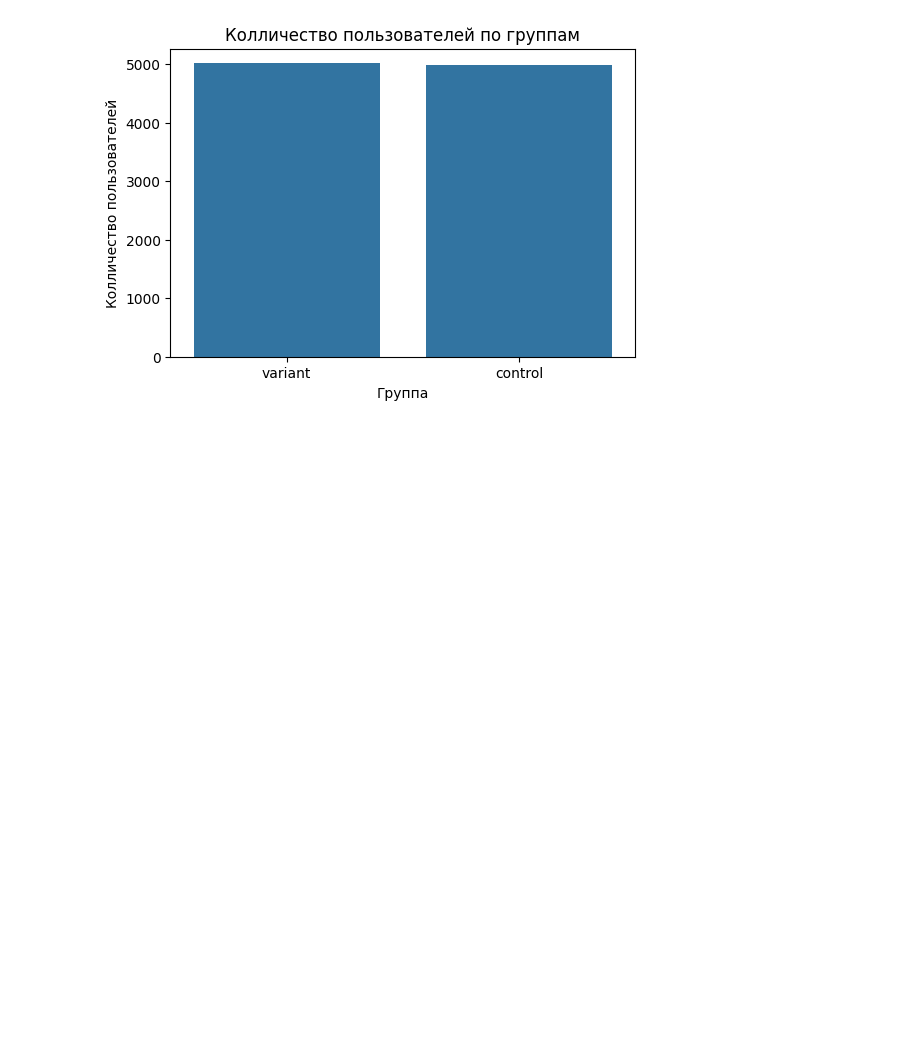
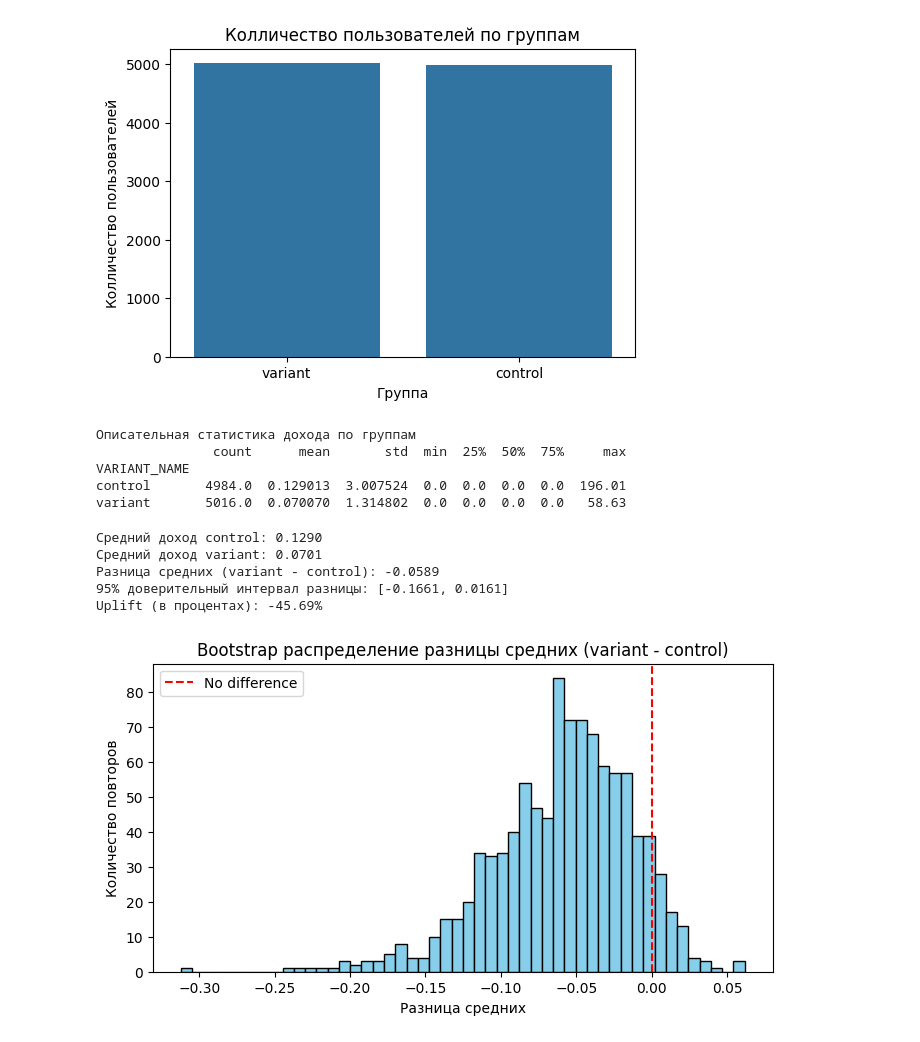
Before and after one commit to ilya-lysenko-An/Pet-A.B, a Jupyter notebook: PetAB.ipynb, the cells around one changed output. Cells and saved outputs as stored; diff of their text form; code cells hidden in the pictures; blank space fills up the shorter version.

```diff
--- a/PetAB.ipynb
+++ b/PetAB.ipynb
@@ -44,3 +44,55 @@ plt.ylabel("Колличество пользователей")
 plt.show()
 # %% [output]
 [figure]
+# %%
+group_stats = df.groupby("VARIANT_NAME")['REVENUE'].describe()
+print("Описательная статистика дохода по группам")
+print(group_stats)
+# %% [output]
+Описательная статистика дохода по группам
+               count      mean       std  min  25%  50%  75%     max
+VARIANT_NAME
+control       4984.0  0.129013  3.007524  0.0  0.0  0.0  0.0  196.01
+variant       5016.0  0.070070  1.314802  0.0  0.0  0.0  0.0   58.63
+# %%
+control = df[df['VARIANT_NAME'] == 'control']['REVENUE'].values
+variant = df[df['VARIANT_NAME'] == 'variant']['REVENUE'].values
+
+n_iterations = 1000
+rng = np.random.default_rng(seed=42)
+diff_means = []
+
+for _ in range(n_iterations):
+    sample_control = rng.choice(control, size = len(control), replace = True)
+    sample_variant = rng.choice(variant, size = len(variant), replace = True)
+    diff = sample_variant.mean() - sample_control.mean()
+    diff_means.append(diff)
+
+diff_means = np.array(diff_means)
+
+ci_lower = np.percentile(diff_means, 2.5)
+ci_upper = np.percentile(diff_means, 97.5)
+uplift = (variant.mean() - control.mean()) / control.mean() * 100
+
+print(f"Средний доход control: {control.mean():.4f}")
+print(f"Средний доход variant: {variant.mean():.4f}")
+print(f"Разница средних (variant - control): {variant.mean() - control.mean():.4f}")
+print(f"95% доверительный интервал разницы: [{ci_lower:.4f}, {ci_upper:.4f}]")
+print(f"Uplift (в процентах): {uplift:.2f}%")
+# %% [output]
+Средний доход control: 0.1290
+Средний доход variant: 0.0701
+Разница средних (variant - control): -0.0589
+95% доверительный интервал разницы: [-0.1661, 0.0161]
+Uplift (в процентах): -45.69%
+# %%
+plt.figure(figsize=(8,4))
+plt.hist(diff_means, bins=50, color='skyblue', edgecolor='black')
+plt.axvline(0, color='red', linestyle='--', label='No difference')
+plt.title("Bootstrap распределение разницы средних (variant - control)")
+plt.xlabel("Разница средних")
+plt.ylabel("Количество повторов")
+plt.legend()
+plt.show()
+# %% [output]
+[figure, added]
```
